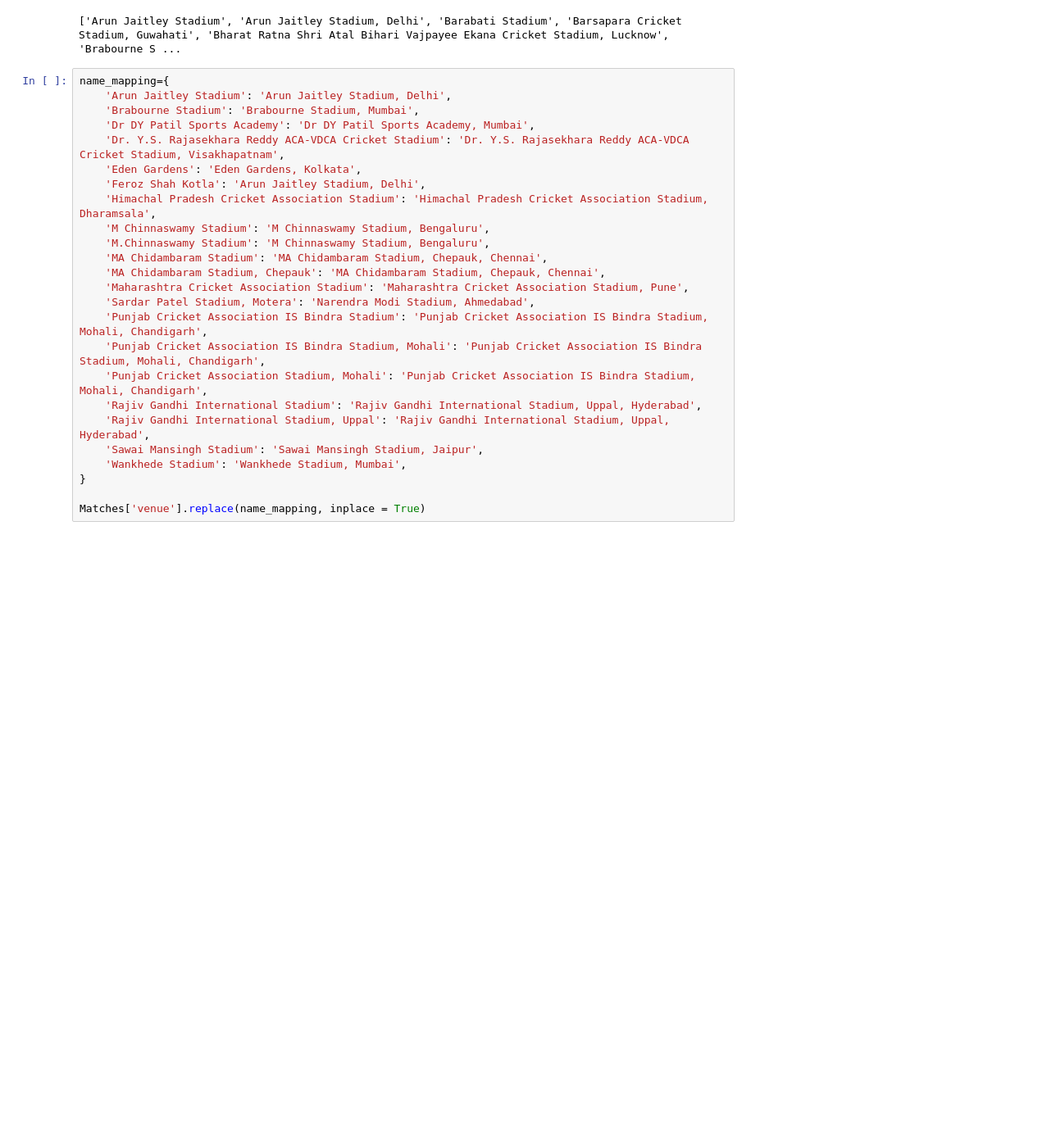
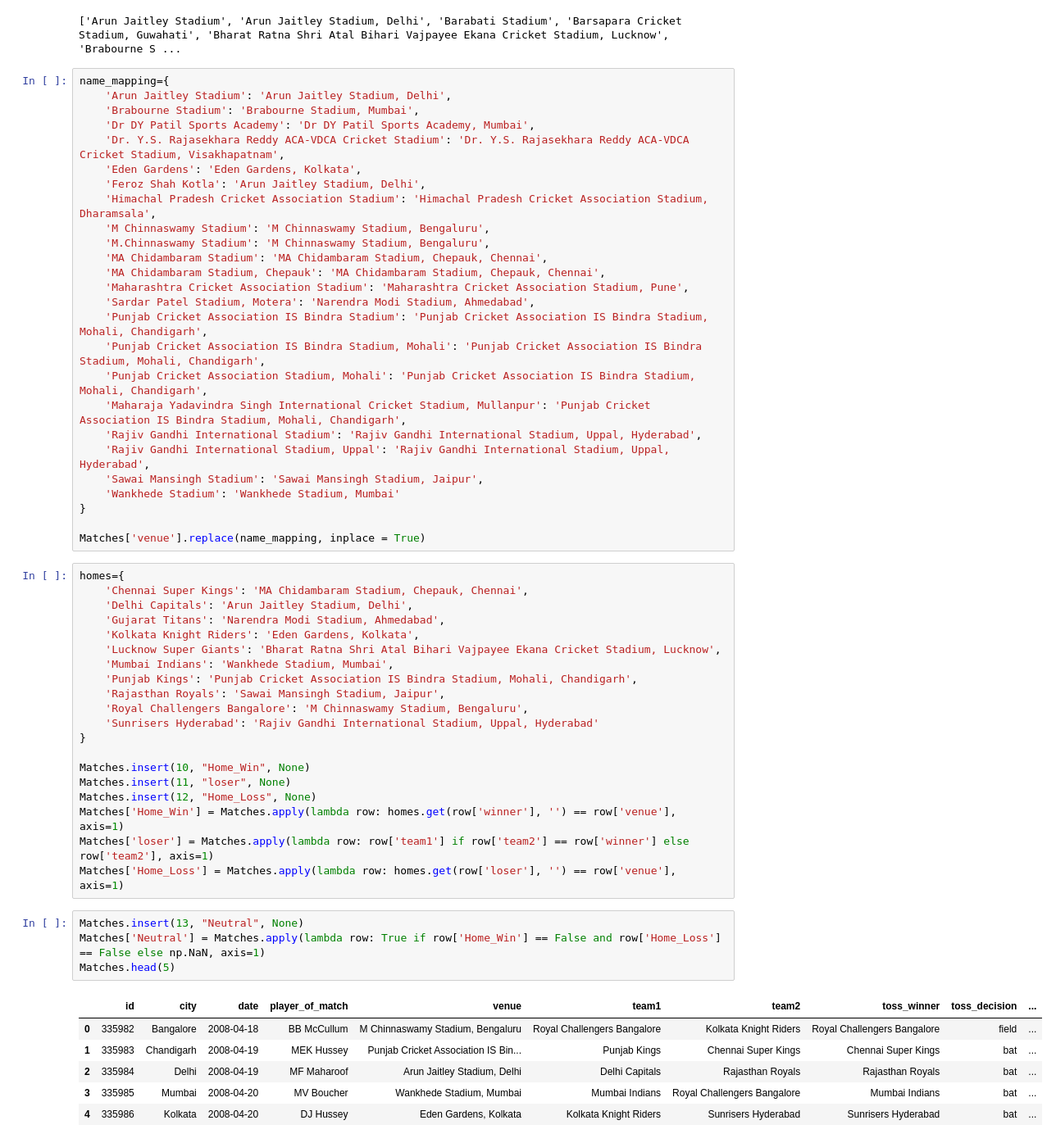
Before and after one commit to vineetsharma9252/New_Cricket_Cast, a Jupyter notebook: src/Preprocessing.ipynb, the cells around one changed output. Shown at 82% size. Drawn from its saved outputs; the diff is of its cells as text; blank space fills up the shorter version.

Commit message:
Added Home_Wins, Home_Losses and Neutral Venues

```diff
--- a/src/Preprocessing.ipynb
+++ b/src/Preprocessing.ipynb
@@ -137,13 +137,45 @@ name_mapping={
     'Punjab Cricket Association IS Bindra Stadium': 'Punjab Cricket Association IS Bindra Stadium, Mohali, Chandigarh',
     'Punjab Cricket Association IS Bindra Stadium, Mohali': 'Punjab Cricket Association IS Bindra Stadium, Mohali, Chandigarh',
     'Punjab Cricket Association Stadium, Mohali': 'Punjab Cricket Association IS Bindra Stadium, Mohali, Chandigarh',
+    'Maharaja Yadavindra Singh International Cricket Stadium, Mullanpur': 'Punjab Cricket Association IS Bindra Stadium, Mohali, Chandigarh',
     'Rajiv Gandhi International Stadium': 'Rajiv Gandhi International Stadium, Uppal, Hyderabad',
     'Rajiv Gandhi International Stadium, Uppal': 'Rajiv Gandhi International Stadium, Uppal, Hyderabad',
     'Sawai Mansingh Stadium': 'Sawai Mansingh Stadium, Jaipur',
-    'Wankhede Stadium': 'Wankhede Stadium, Mumbai',
+    'Wankhede Stadium': 'Wankhede Stadium, Mumbai'
 }
 
 Matches['venue'].replace(name_mapping, inplace = True)
+# %%
+homes={
+    'Chennai Super Kings': 'MA Chidambaram Stadium, Chepauk, Chennai',
+    'Delhi Capitals': 'Arun Jaitley Stadium, Delhi',
+    'Gujarat Titans': 'Narendra Modi Stadium, Ahmedabad',
+    'Kolkata Knight Riders': 'Eden Gardens, Kolkata',
+    'Lucknow Super Giants': 'Bharat Ratna Shri Atal Bihari Vajpayee Ekana Cricket Stadium, Lucknow',
+    'Mumbai Indians': 'Wankhede Stadium, Mumbai',
+    'Punjab Kings': 'Punjab Cricket Association IS Bindra Stadium, Mohali, Chandigarh',
+    'Rajasthan Royals': 'Sawai Mansingh Stadium, Jaipur',
+    'Royal Challengers Bangalore': 'M Chinnaswamy Stadium, Bengaluru',
+    'Sunrisers Hyderabad': 'Rajiv Gandhi International Stadium, Uppal, Hyderabad'
+}
+
+Matches.insert(10, "Home_Win", None)
+Matches.insert(11, "loser", None)
+Matches.insert(12, "Home_Loss", None)
+Matches['Home_Win'] = Matches.apply(lambda row: homes.get(row['winner'], '') == row['venue'], axis=1)
+Matches['loser'] = Matches.apply(lambda row: row['team1'] if row['team2'] == row['winner'] else row['team2'], axis=1)
+Matches['Home_Loss'] = Matches.apply(lambda row: homes.get(row['loser'], '') == row['venue'], axis=1)
+# %%
+Matches.insert(13, "Neutral", None)
+Matches['Neutral'] = Matches.apply(lambda row: True if row['Home_Win'] == False and row['Home_Loss'] == False else np.NaN, axis=1)
+Matches.head(5)
+# %% [output]
+|  | id | city | date | player_of_match | venue | team1 | team2 | toss_winner | toss_decision | ... |
+| 0 | 335982 | Bangalore | 2008-04-18 | BB McCullum | M Chinnaswamy Stadium, Bengaluru | Royal Challengers Bangalore | Kolkata Knight Riders | Royal Challengers Bangalore | field | ... |
+| 1 | 335983 | Chandigarh | 2008-04-19 | MEK Hussey | Punjab Cricket Association IS Bin... | Punjab Kings | Chennai Super Kings | Chennai Super Kings | bat | ... |
+| 2 | 335984 | Delhi | 2008-04-19 | MF Maharoof | Arun Jaitley Stadium, Delhi | Delhi Capitals | Rajasthan Royals | Rajasthan Royals | bat | ... |
+| 3 | 335985 | Mumbai | 2008-04-20 | MV Boucher | Wankhede Stadium, Mumbai | Mumbai Indians | Royal Challengers Bangalore | Mumbai Indians | bat | ... |
+| 4 | 335986 | Kolkata | 2008-04-20 | DJ Hussey | Eden Gardens, Kolkata | Kolkata Knight Riders | Sunrisers Hyderabad | Sunrisers Hyderabad | bat | ... |
 # %% [markdown]
 ## **Exploratory Data Analysis**
 # %%
```
Also changed, not shown: parts of 1 cell of this notebook.
